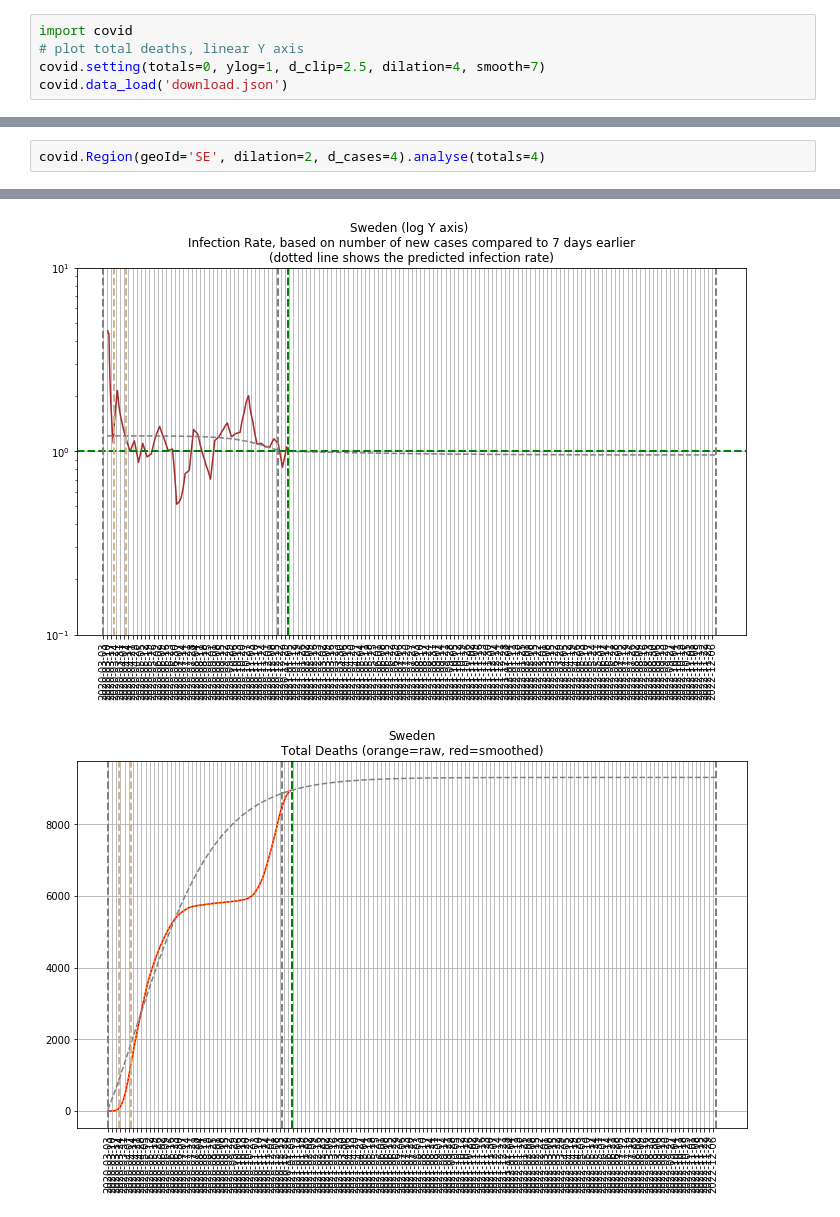
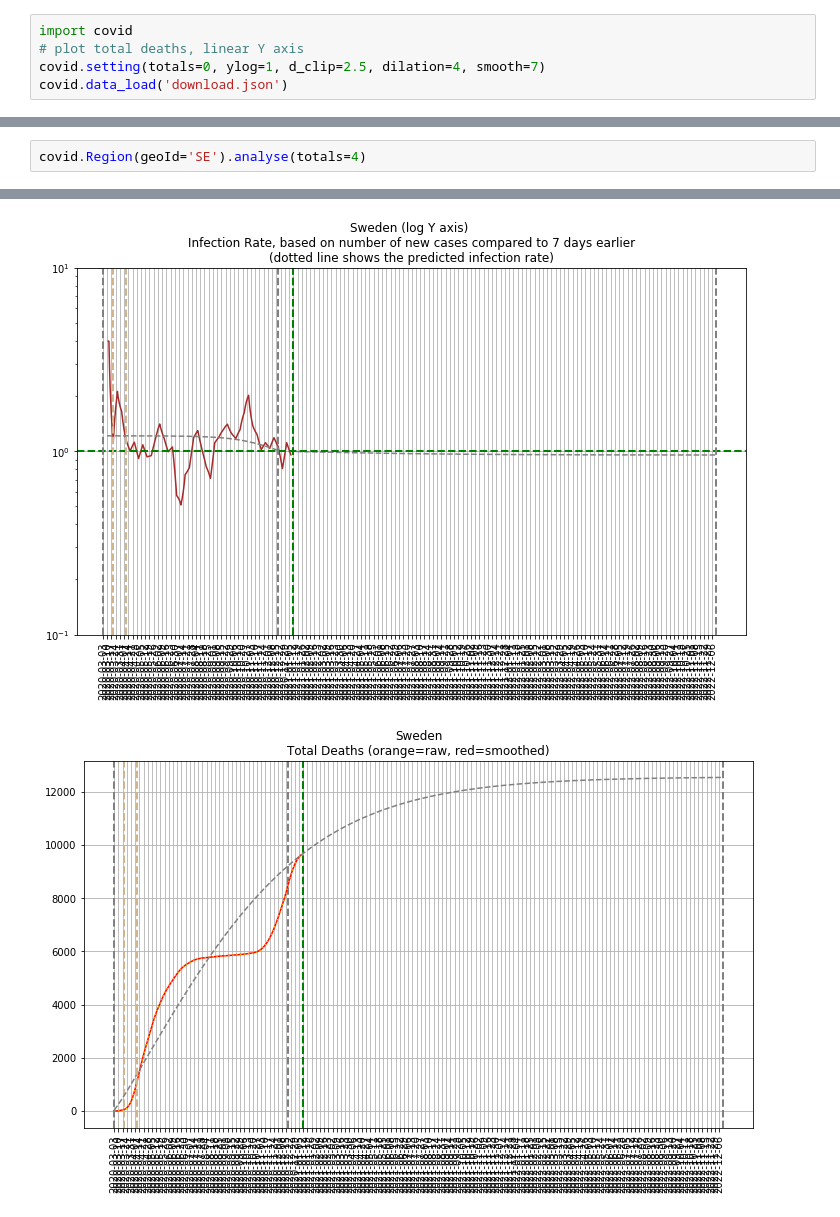
Before and after one commit to TonyM1958/covid19, a Jupyter notebook: eu.ipynb, the cells around one changed output, grey strips where cells are left out. Drawn from its saved outputs; the diff is of its cells as text.

```diff
--- a/eu.ipynb
+++ b/eu.ipynb
@@ -52,3 +52,3 @@ Date          Cases   Deaths       Cases   Deaths     Cases   Deaths       Cases
 # %%
-covid.Region(geoId='SE', dilation=2, d_cases=4).analyse(totals=4)
+covid.Region(geoId='SE').analyse(totals=4)
 # %% [output]
@@ -73,4 +73,4 @@ Outcome: 1,864,454 total cases, 9,307 total deaths by end of 2022-12-12
-[figure, old version]
+[figure, new version]
-[figure, old version]
+[figure, new version]
               Raw ----------       Total --------     Smoothed ------      Total ---------
 Date          Cases   Deaths       Cases   Deaths     Cases   Deaths       Cases   Deaths
```
Also changed, not shown: parts of 9 cells of this notebook, 2 other files.
